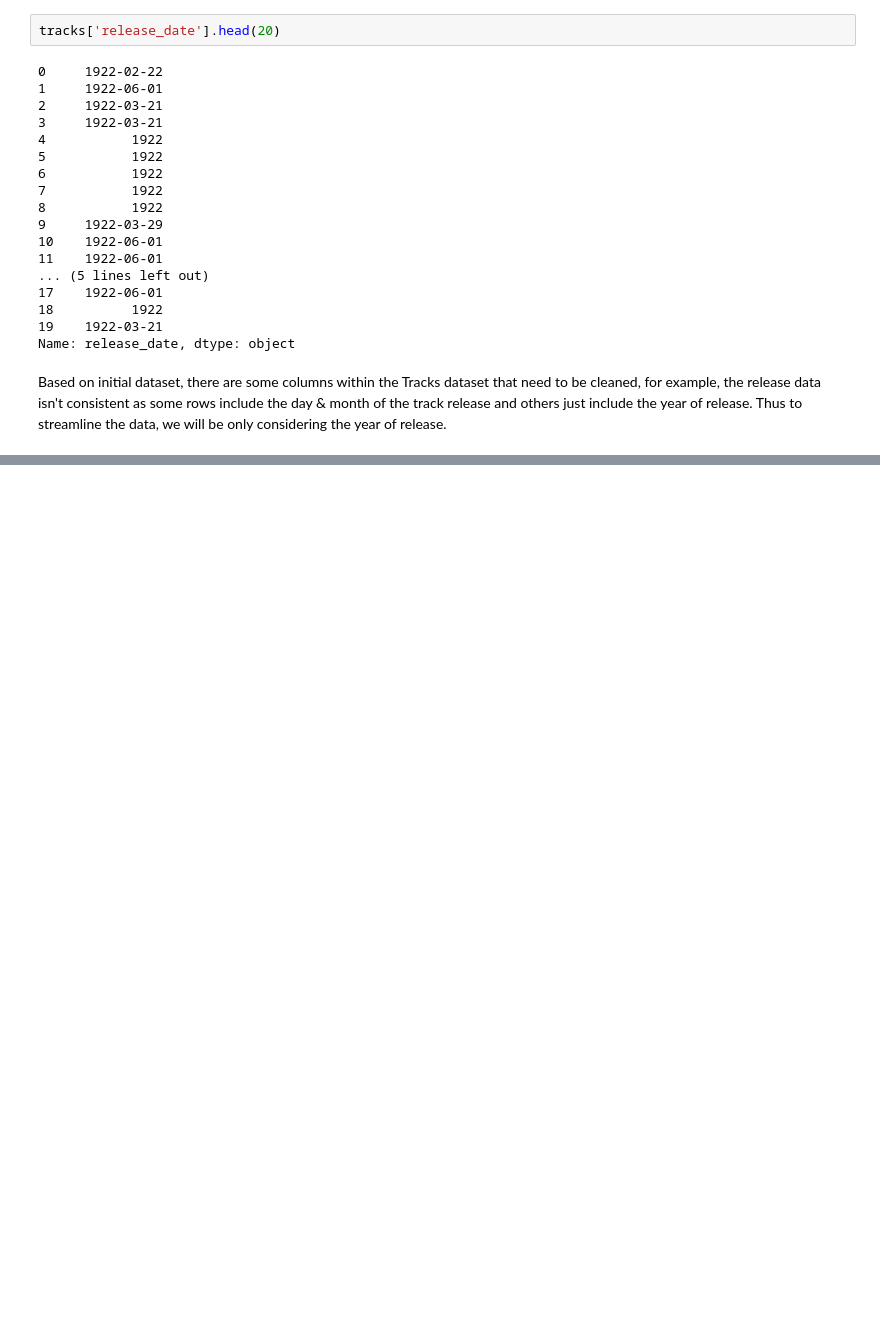
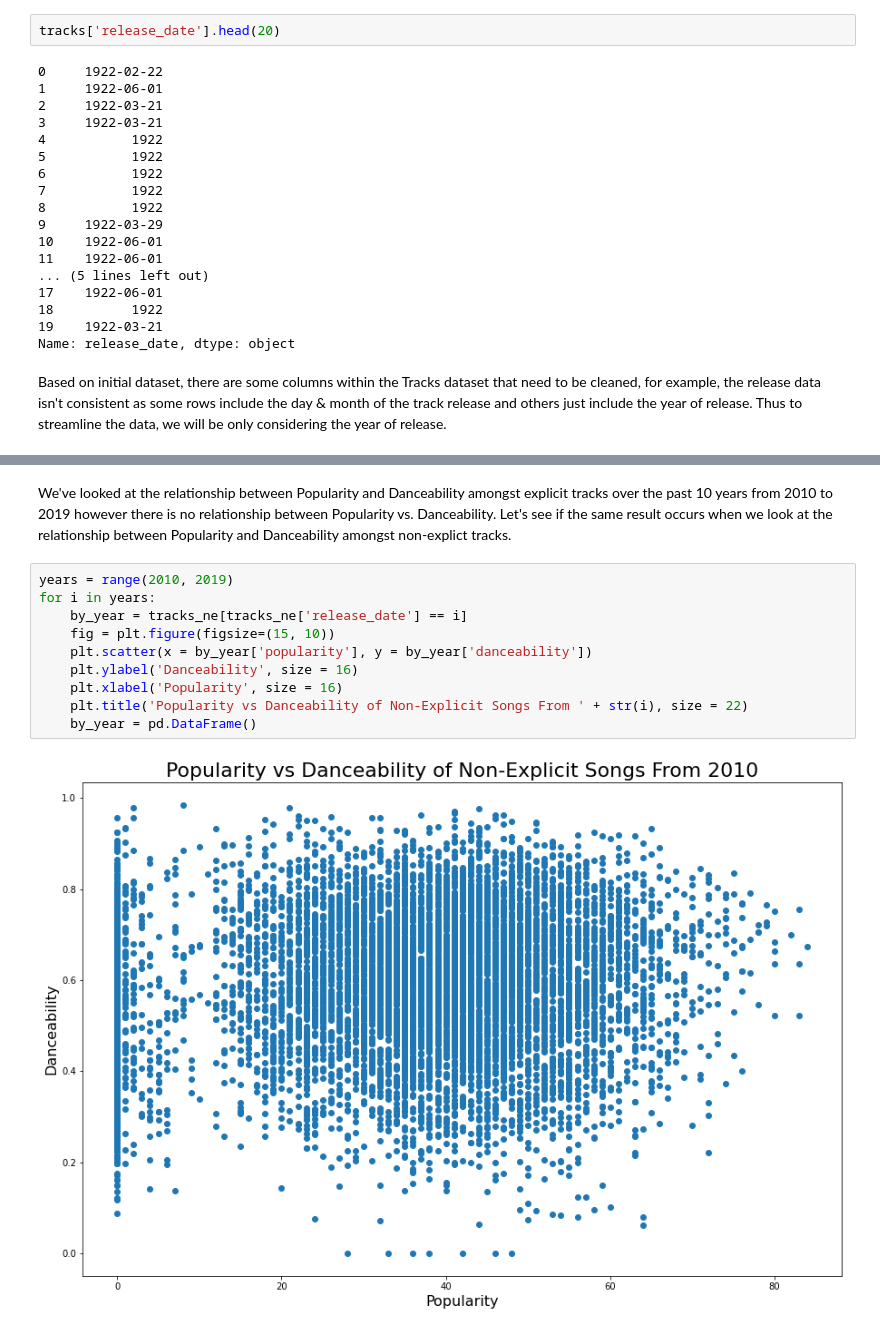
Before and after one commit to afaboro/CMSC320-FinalTutorial, a Jupyter notebook: CMSC320 - Data Science Tutorial.ipynb, the cells around one changed output, grey strips where cells are left out. Cells and saved outputs as stored; diff of their text form; blank space fills up the shorter version.

```diff
--- a/CMSC320 - Data Science Tutorial.ipynb
+++ b/CMSC320 - Data Science Tutorial.ipynb
@@ -160,0 +177,14 @@ tracks_ne.head()
+# %% [markdown]
+We've looked at the relationship between Popularity and Danceability amongst explicit tracks over the past 10 years from 2010 to 2019 however there is no relationship between Popularity vs. Danceability. Let's see if the same result occurs when we look at the relationship between Popularity and Danceability amongst non-explict tracks.
+# %%
+years = range(2010, 2019)
+for i in years:
+    by_year = tracks_ne[tracks_ne['release_date'] == i]
+    fig = plt.figure(figsize=(15, 10))
+    plt.scatter(x = by_year['popularity'], y = by_year['danceability'])
+    plt.ylabel('Danceability', size = 16)
+    plt.xlabel('Popularity', size = 16)
+    plt.title('Popularity vs Danceability of Non-Explicit Songs From ' + str(i), size = 22)
+    by_year = pd.DataFrame()
+# %% [output]
+[figure, added]
```
Also changed, not shown: parts of 11 cells of this notebook.
